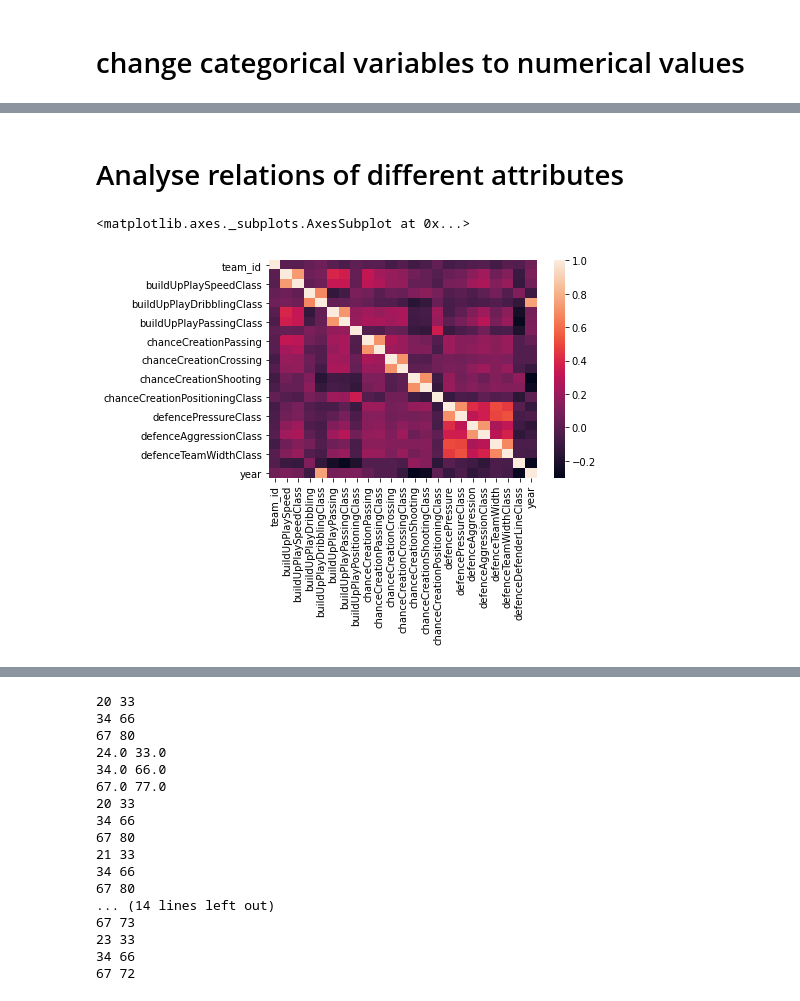
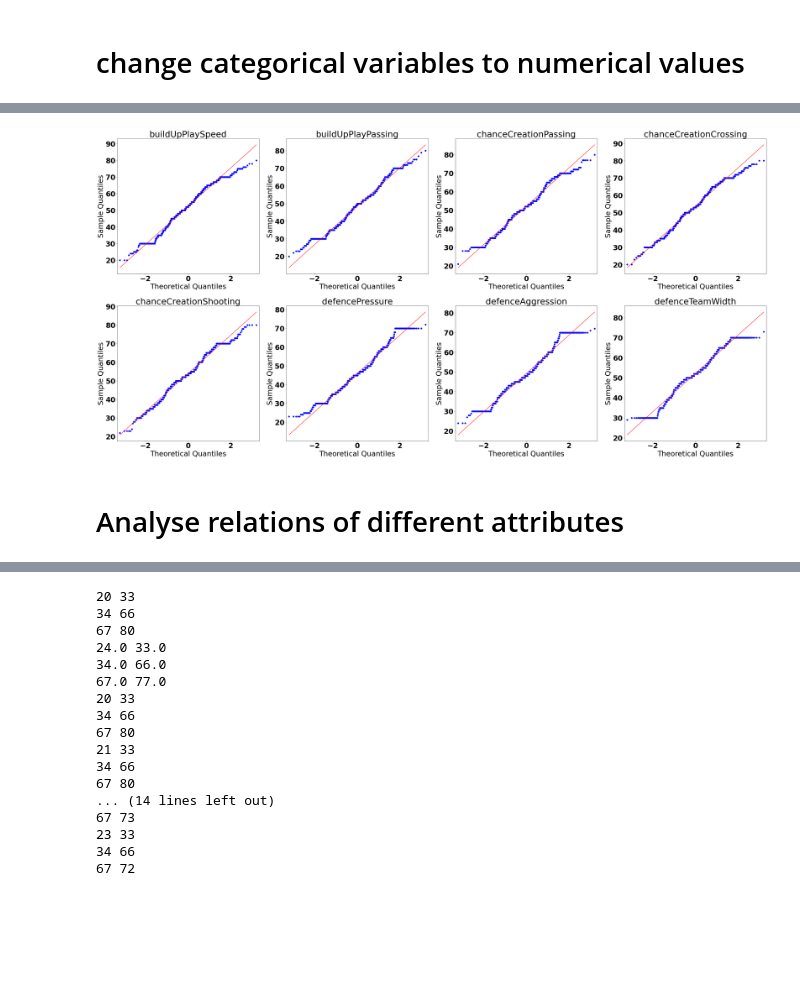
Before and after one commit to ym371/APAC-datathon-21, a Jupyter notebook: src/Team attributes pre-processing and analysis.ipynb, the cells around one changed output, grey strips where cells are left out. Saved outputs shown, nothing was run; the diff lists cells and outputs as text; code cells hidden in the pictures; blank space fills up the shorter version.

```diff
--- a/src/Team attributes pre-processing and analysis.ipynb
+++ b/src/Team attributes pre-processing and analysis.ipynb
@@ -18,14 +37,13 @@ num_col = ['buildUpPlaySpeed',
        'buildUpPlayPassing', 'chanceCreationPassing', 'chanceCreationCrossing',
        'chanceCreationShooting', 'defencePressure', 'defenceAggression',
        'defenceTeamWidth']
-cat_col = ['buildUpPlaySpeedClass','buildUpPlayDribblingClass','buildUpPlayPassingClass','buildUpPlayPositioningClass','chanceCreationPassingClass',
+cat_col = ['buildUpPlaySpeedClass','buildUpPlayPassingClass','buildUpPlayPositioningClass','chanceCreationPassingClass',
            'chanceCreationCrossingClass', 'chanceCreationShootingClass' ,'chanceCreationPositioningClass', 'defencePressureClass',
            'defenceAggressionClass', 'defenceTeamWidthClass', 'defenceDefenderLineClass']
 # %%
 # put ordinal categorical variables in order
 
 cats = [['Slow', 'Balanced', 'Fast'],
- ['Little', 'Normal', 'Lots'],
  ['Short', 'Mixed', 'Long'],
  ['Free Form', 'Organised'],
  ['Safe','Normal', 'Risky' ],
@@ -35,7 +53,7 @@ cats = [['Slow', 'Balanced', 'Fast'],
  ['Deep', 'Medium', 'High'],
  ['Contain', 'Press', 'Double'],
  ['Narrow', 'Normal', 'Wide'],
- ['Cover', 'Offside Trap']]
+ ['Offside Trap','Cover']]
 
 
 for i in range(len(cat_col)):
@@ -52,7 +112,59 @@ team_attributes["year"] = pd.DatetimeIndex(team_attributes['date']).year
+# %%
+from statsmodels.graphics.gofplots import qqplot
+
+font = {'family' : 'normal',
+        'weight' : 'bold',
+        'size'   : 30}
+
+plt.rc('font', **font)
+
+fig = plt.figure(figsize = (40, 20), facecolor = "white")
+ax1 = fig.add_subplot(2, 4, 1)
+ax2 = fig.add_subplot(2, 4, 2)
+ax3 = fig.add_subplot(2, 4, 3)
+ax4 = fig.add_subplot(2, 4, 4)
+ax5 = fig.add_subplot(2, 4, 5)
+ax6 = fig.add_subplot(2, 4, 6)
+ax7 = fig.add_subplot(2, 4, 7)
+ax8 = fig.add_subplot(2, 4, 8)
+
+i = num_col[0]
+p1 = qqplot(team_attributes[i], line='s', ax= ax1)
+ax1.title.set_text(i)
+
+i = num_col[1]
+p1 = qqplot(team_attributes[i], line='s', ax= ax2)
+ax2.title.set_text(i)
+
+i = num_col[2]
+p1 = qqplot(team_attributes[i], line='s', ax= ax3)
+ax3.title.set_text(i)
+
+i = num_col[3]
+p1 = qqplot(team_attributes[i], line='s', ax= ax4)
+ax4.title.set_text(i)
+
+i = num_col[4]
+p1 = qqplot(team_attributes[i], line='s', ax= ax5)
+ax5.title.set_text(i)
+
+i = num_col[5]
+p1 = qqplot(team_attributes[i], line='s', ax= ax6)
+ax6.title.set_text(i)
+
+i = num_col[6]
+p1 = qqplot(team_attributes[i], line='s', ax= ax7)
+ax7.title.set_text(i)
+
+i = num_col[7]
+p1 = qqplot(team_attributes[i], line='s', ax= ax8)
+ax8.title.set_text(i)
+
+
+fig.tight_layout()
+fig.show()
+plt.savefig('normal.pdf', bbox_inches='tight')
+# %% [output]
+[figure, added]
 # %% [markdown]
 # Analyse relations of different attributes
-# %%
-sns.heatmap(team_attributes.corr())
-# %% [output]
-<matplotlib.axes._subplots.AxesSubplot at 0x...>
-[figure, removed]
```
Also changed, not shown: parts of 19 cells of this notebook, 8 other files.
